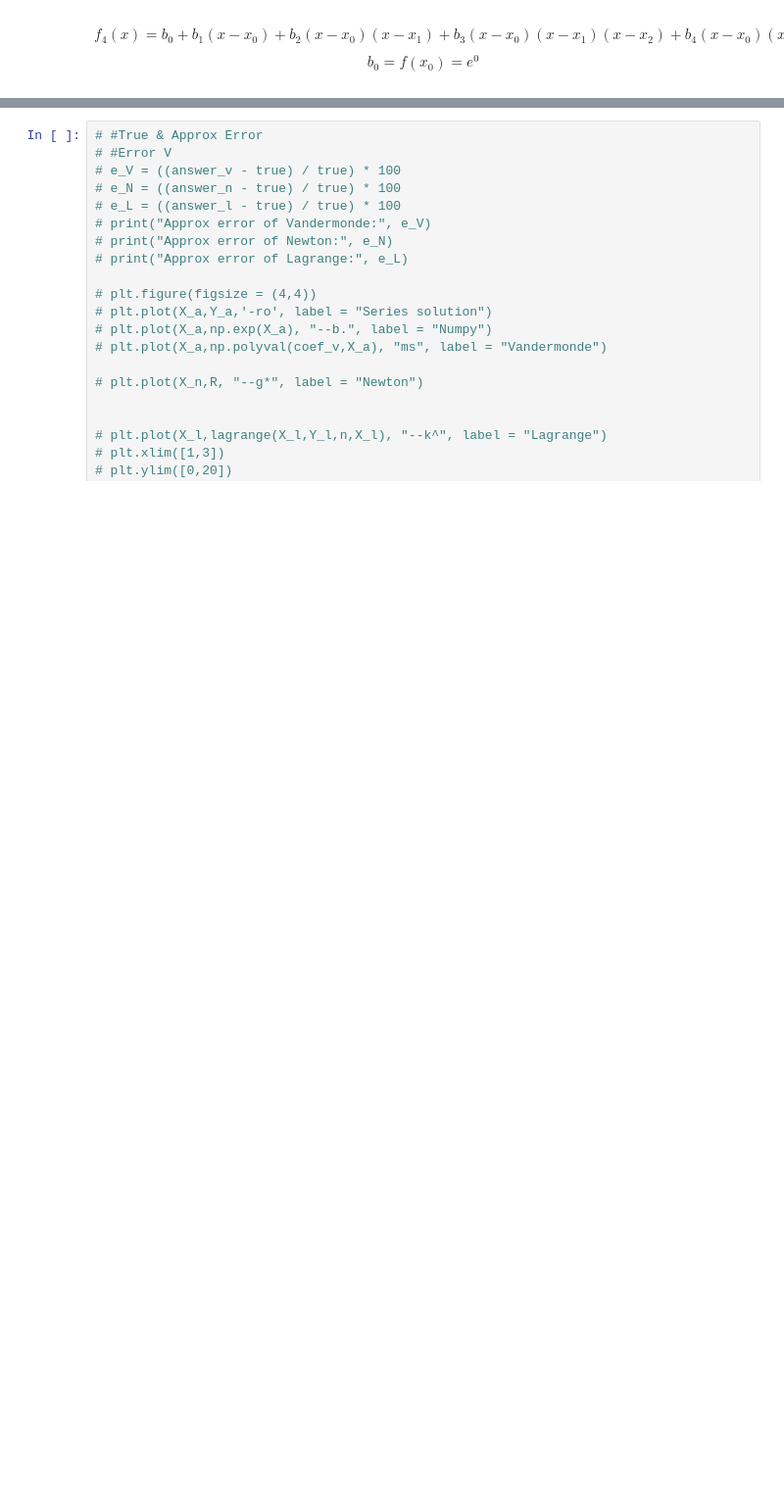
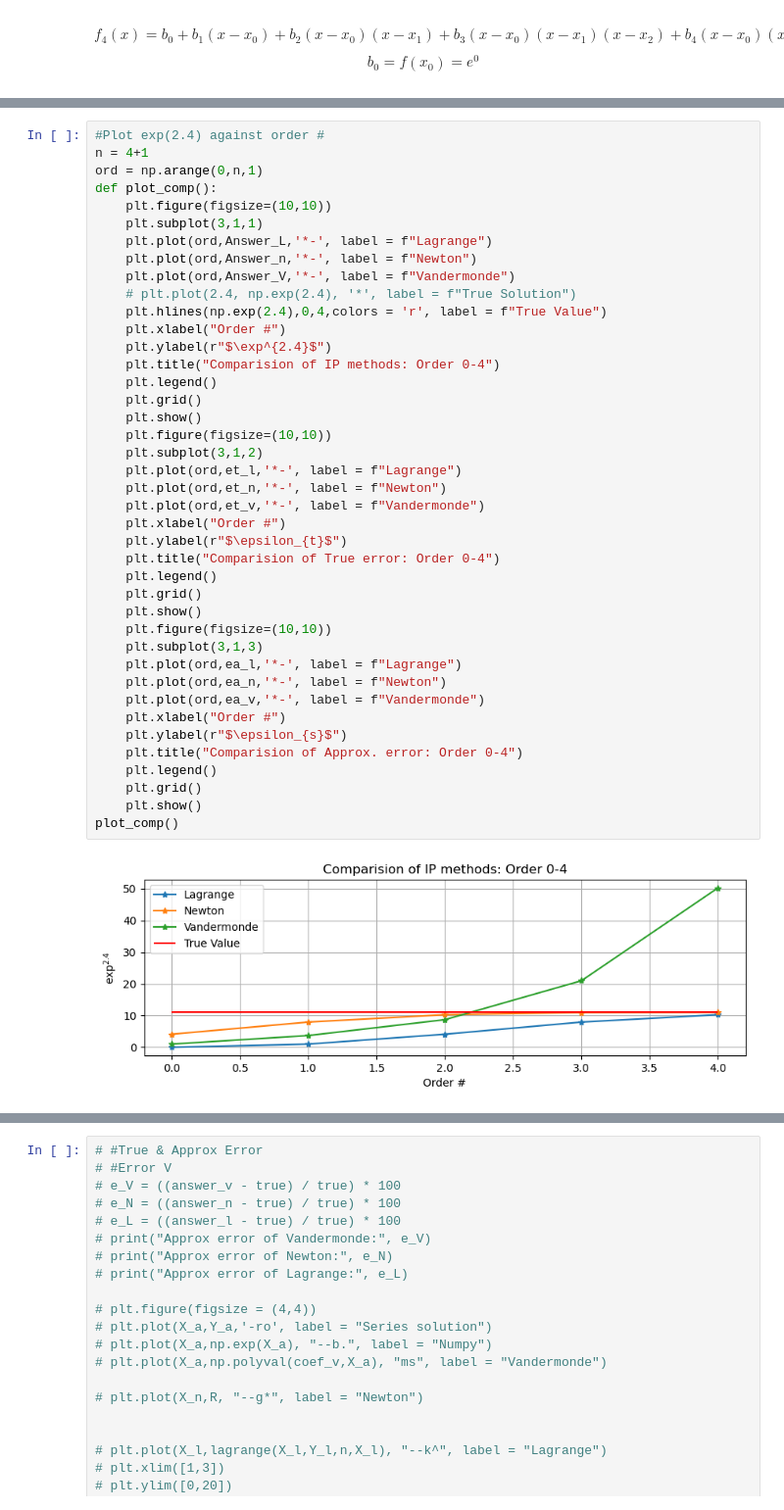
Before and after one commit to Ben-Corner/GOPH619_Labs, a Jupyter notebook: Lab1/619_Lab1.ipynb, the cells around one changed output, grey strips where cells are left out. Shown at 98% size. Cells and saved outputs as stored; diff of their text form; blank space fills up the shorter version.

```diff
--- a/Lab1/619_Lab1.ipynb
+++ b/Lab1/619_Lab1.ipynb
@@ -322,0 +387,43 @@ Lagrange answer: 10.27575536112267
+# %%
+#Plot exp(2.4) against order #
+n = 4+1
+ord = np.arange(0,n,1)
+def plot_comp():
+    plt.figure(figsize=(10,10))
+    plt.subplot(3,1,1)
+    plt.plot(ord,Answer_L,'*-', label = f"Lagrange")
+    plt.plot(ord,Answer_n,'*-', label = f"Newton")
+    plt.plot(ord,Answer_V,'*-', label = f"Vandermonde")
+    # plt.plot(2.4, np.exp(2.4), '*', label = f"True Solution")
+    plt.hlines(np.exp(2.4),0,4,colors = 'r', label = f"True Value")
+    plt.xlabel("Order #")
+    plt.ylabel(r"$\exp^{2.4}$")
+    plt.title("Comparision of IP methods: Order 0-4")
+    plt.legend()
+    plt.grid()
+    plt.show()
+    plt.figure(figsize=(10,10))
+    plt.subplot(3,1,2)
+    plt.plot(ord,et_l,'*-', label = f"Lagrange")
+    plt.plot(ord,et_n,'*-', label = f"Newton")
+    plt.plot(ord,et_v,'*-', label = f"Vandermonde")
+    plt.xlabel("Order #")
+    plt.ylabel(r"$\epsilon_{t}$")
+    plt.title("Comparision of True error: Order 0-4")
+    plt.legend()
+    plt.grid()
+    plt.show()
+    plt.figure(figsize=(10,10))
+    plt.subplot(3,1,3)
+    plt.plot(ord,ea_l,'*-', label = f"Lagrange")
+    plt.plot(ord,ea_n,'*-', label = f"Newton")
+    plt.plot(ord,ea_v,'*-', label = f"Vandermonde")
+    plt.xlabel("Order #")
+    plt.ylabel(r"$\epsilon_{s}$")
+    plt.title("Comparision of Approx. error: Order 0-4")
+    plt.legend()
+    plt.grid()
+    plt.show()
+plot_comp()
+# %% [output]
+[figure, added]
```
Also changed, not shown: parts of 7 cells of this notebook.
